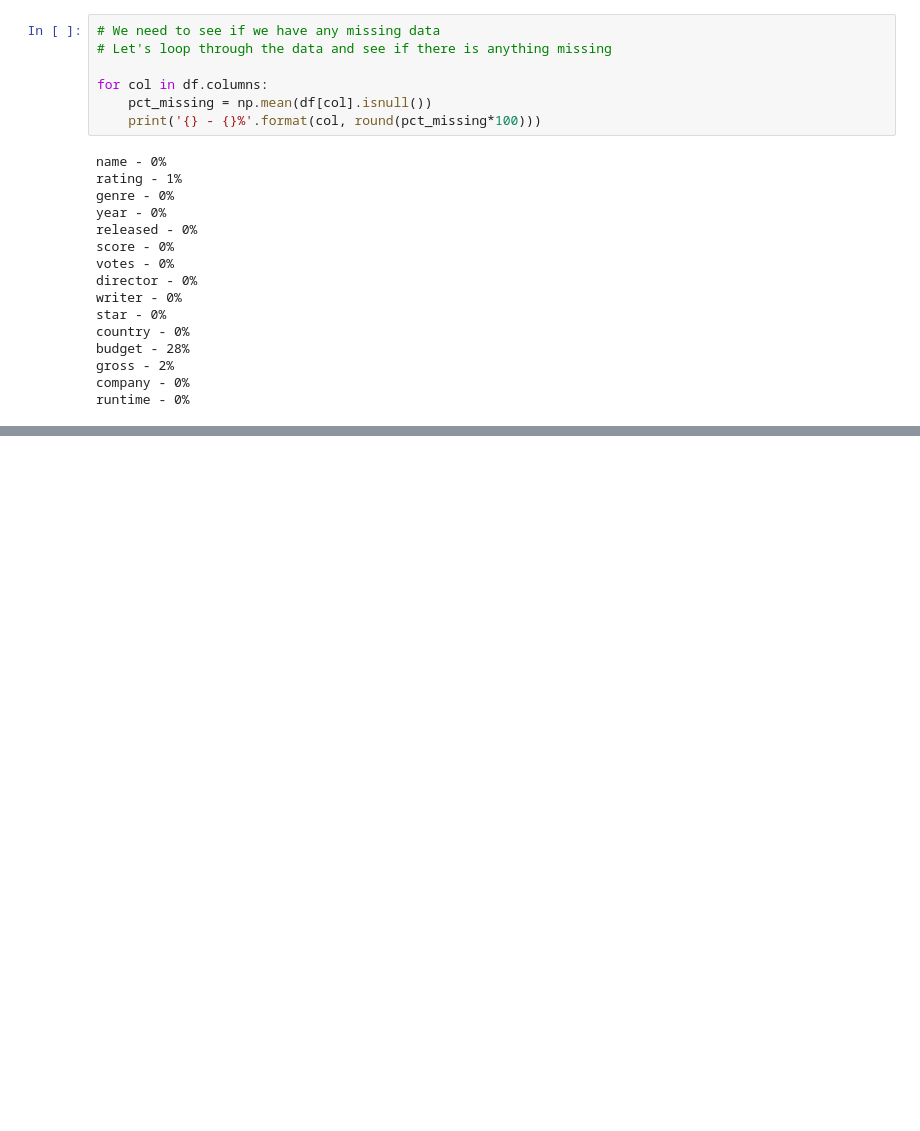
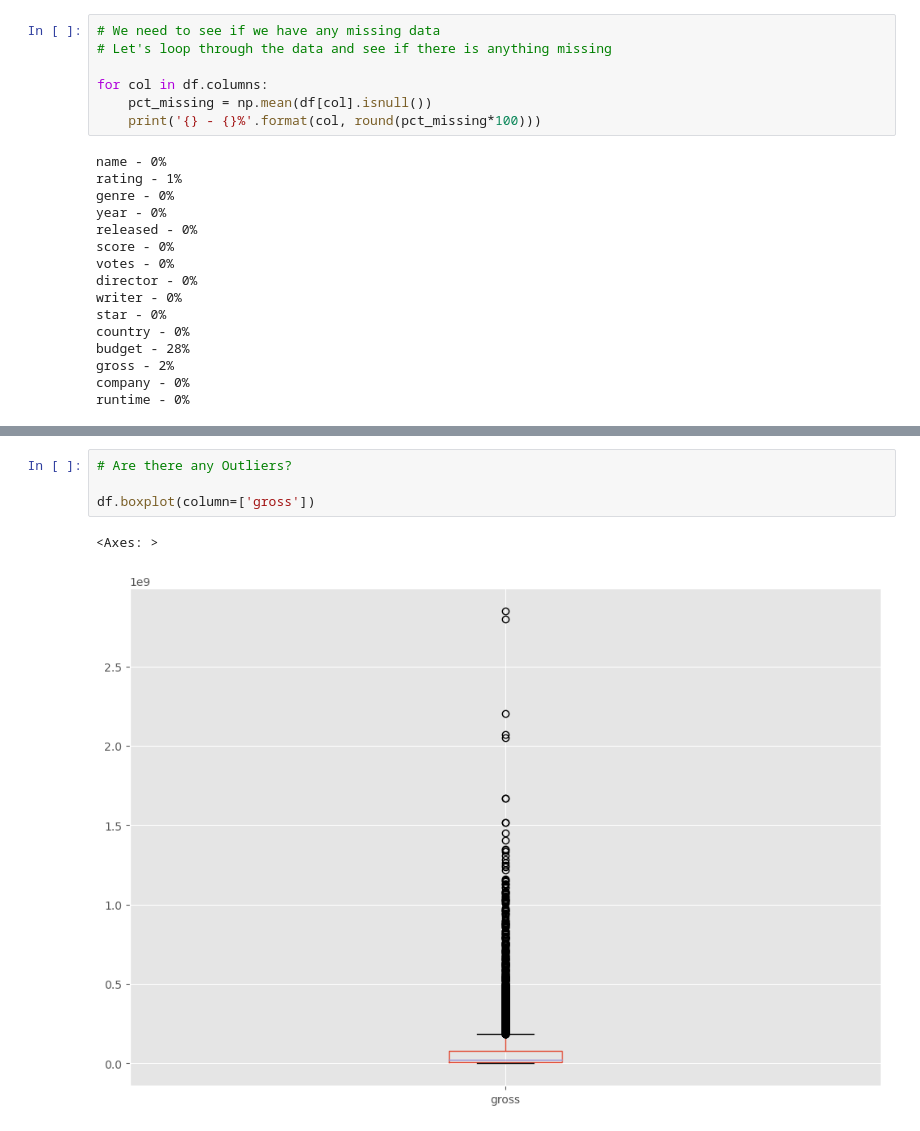
Before and after one commit to JohnKimaiyo/Business-Analyst-Projects, a Jupyter notebook: Python Data Analysis Projects/Industry Corelation Analysis/Movie Industry/Movie Industry.ipynb, the cells around one changed output, grey strips where cells are left out. Saved outputs shown, nothing was run; the diff lists cells and outputs as text; blank space fills up the shorter version.

```diff
--- a/Python Data Analysis Projects/Industry Corelation Analysis/Movie Industry/Movie Industry.ipynb
+++ b/Python Data Analysis Projects/Industry Corelation Analysis/Movie Industry/Movie Industry.ipynb
@@ -54,0 +76,7 @@ runtime - 0%
+# %%
+# Are there any Outliers?
+
+df.boxplot(column=['gross'])
+# %% [output]
+<Axes: >
+[figure, added]
```
Also changed, not shown: parts of 2 cells of this notebook.
